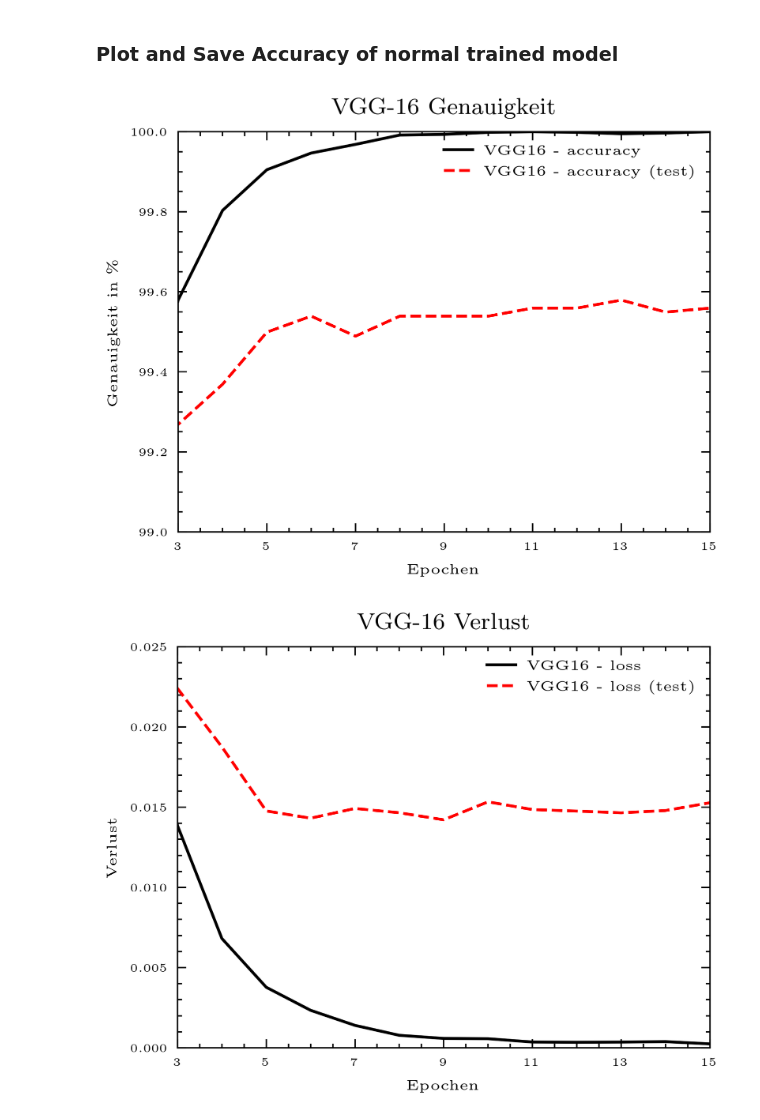
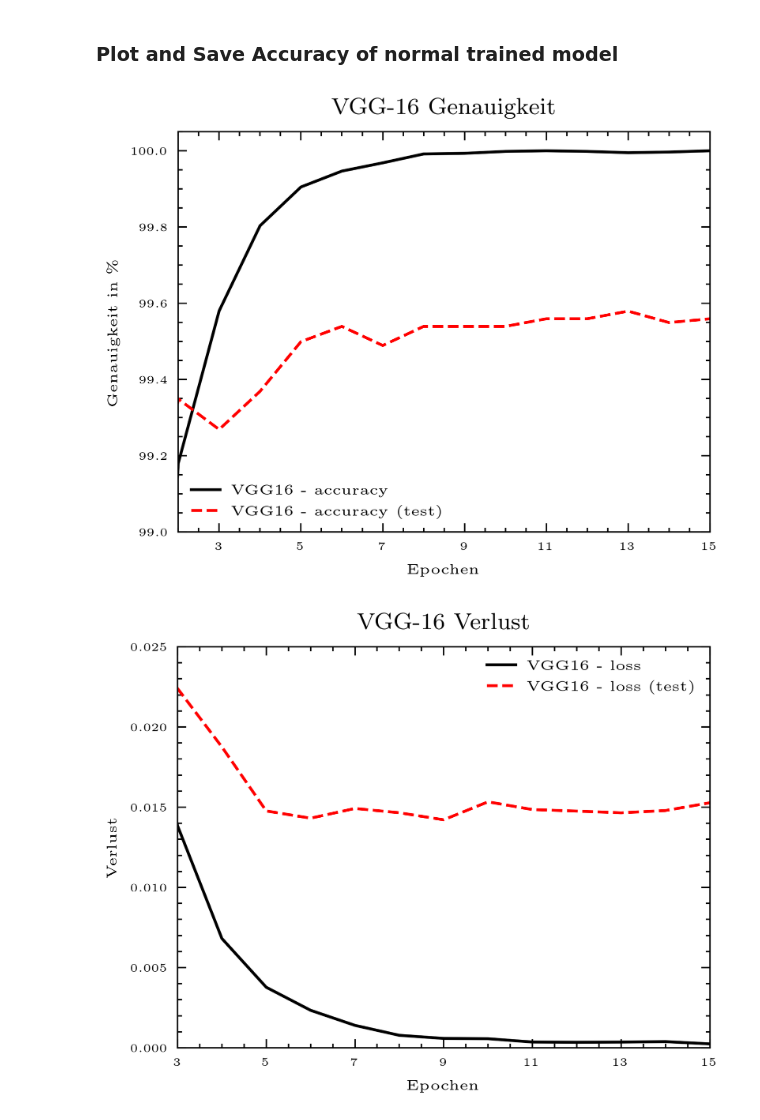
Before and after one commit to hosthans/ba_code, a Jupyter notebook: plots.ipynb, the cells around one changed output. Saved outputs shown, nothing was run; the diff lists cells and outputs as text; code cells hidden in the pictures.

```diff
--- a/plots.ipynb
+++ b/plots.ipynb
@@ -22,9 +22,9 @@ plotter = Plot()
 # %% [markdown]
 ### Plot and Save Accuracy of normal trained model
 # %%
-plotter.sciencePlot(save_path=os.path.join(GRAPH_PATH, "nn/nn_acc.png"), plot_title="VGG-16 Genauigkeit", x_label="Epochen", y_label="Genauigkeit in \%", graphs=[nn_train_acc, nn_test_acc], x_limit=[3,15], y_limit=[99,100])
+plotter.sciencePlot(save_path=os.path.join(GRAPH_PATH, "nn/nn_acc.png"), plot_title="VGG-16 Genauigkeit", x_label="Epochen", y_label="Genauigkeit in \%", graphs=[nn_train_acc, nn_test_acc], x_limit=[2,15], y_limit=[99,100.05])
 # %% [output]
-[figure, old version]
+[figure, new version]
 # %%
 plotter.sciencePlot(save_path=os.path.join(GRAPH_PATH, "nn/nn_loss.png"), plot_title="VGG-16 Verlust", x_label="Epochen", y_label="Verlust", graphs=[nn_train_loss, nn_test_loss], x_limit=[3,15], y_limit=[0, 0.025])
 # %% [output]
```
Also changed, not shown: 3 other files.
